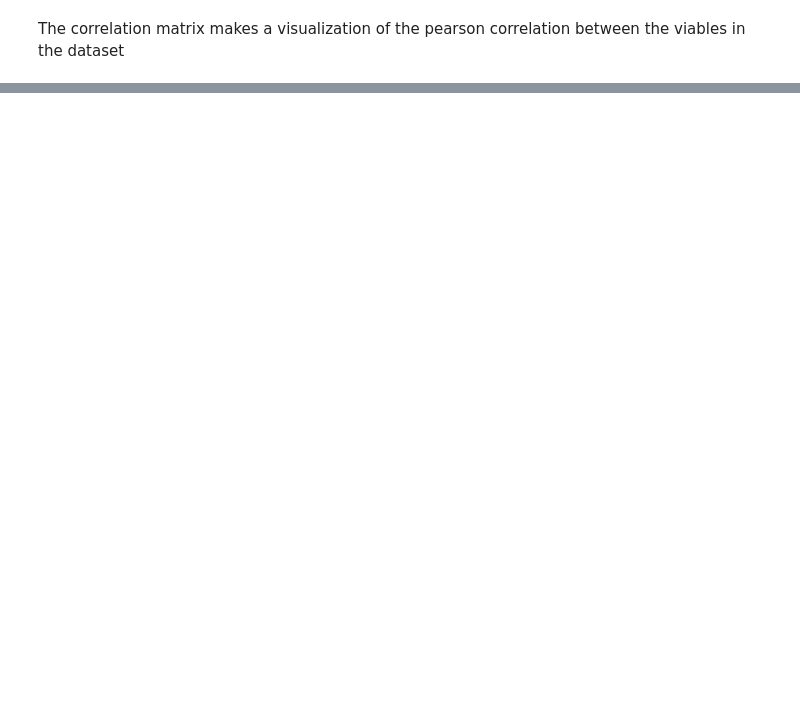
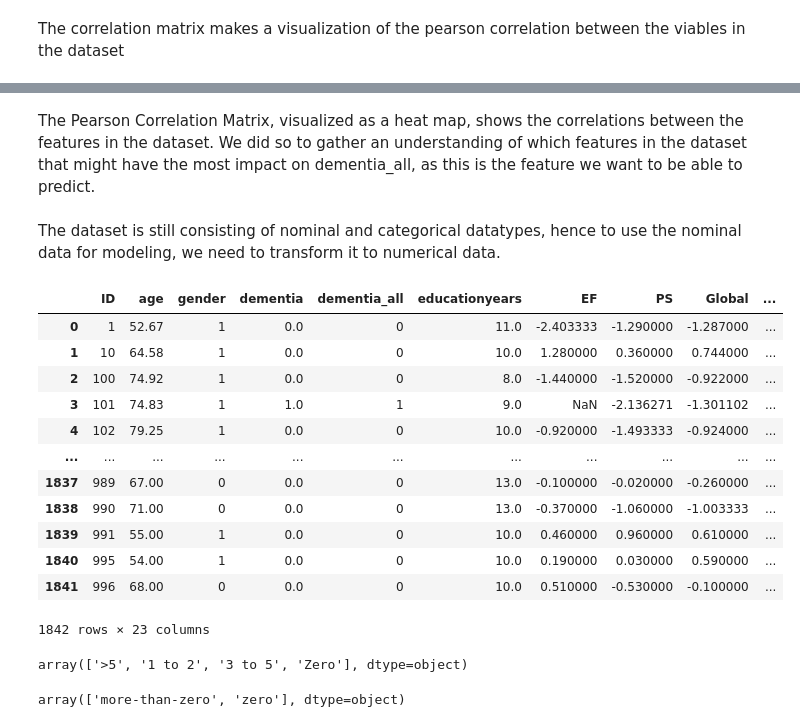
Before and after one commit to simonskodt/big-data-processes, a Jupyter notebook: dementia_project/dementia_analysis.ipynb, the cells around one changed output, grey strips where cells are left out. Drawn from its saved outputs; the diff is of its cells as text; code cells hidden in the pictures; blank space fills up the shorter version.

```diff
--- a/dementia_project/dementia_analysis.ipynb
+++ b/dementia_project/dementia_analysis.ipynb
@@ -399,0 +396,31 @@ sns.heatmap(corr, xticklabels=corr.columns, yticklabels=corr.columns, cmap='RdBu
+# %% [markdown]
+The Pearson Correlation Matrix, visualized as a heat map, shows the correlations between the features in the dataset. We did so to gather an understanding of which features in the dataset that might have the most impact on dementia_all, as this is the feature we want to be able to predict.
+# %% [markdown]
+The dataset is still consisting of nominal and categorical datatypes, hence to use the nominal data for modeling, we need to transform it to numerical data.
+# %%
+dementia_data.replace({"gender":{"female" : 0, "male" : 1}}, inplace=True)
+# %%
+dementia_data
+# %% [output]
+|  | ID | age | gender | dementia | dementia_all | educationyears | EF | PS | Global | ... |
+| 0 | 1 | 52.67 | 1 | 0.0 | 0 | 11.0 | -2.403333 | -1.290000 | -1.287000 | ... |
+| 1 | 10 | 64.58 | 1 | 0.0 | 0 | 10.0 | 1.280000 | 0.360000 | 0.744000 | ... |
+| 2 | 100 | 74.92 | 1 | 0.0 | 0 | 8.0 | -1.440000 | -1.520000 | -0.922000 | ... |
+| 3 | 101 | 74.83 | 1 | 1.0 | 1 | 9.0 | NaN | -2.136271 | -1.301102 | ... |
+| 4 | 102 | 79.25 | 1 | 0.0 | 0 | 10.0 | -0.920000 | -1.493333 | -0.924000 | ... |
+| ... | ... | ... | ... | ... | ... | ... | ... | ... | ... | ... |
+| 1837 | 989 | 67.00 | 0 | 0.0 | 0 | 13.0 | -0.100000 | -0.020000 | -0.260000 | ... |
+| 1838 | 990 | 71.00 | 0 | 0.0 | 0 | 13.0 | -0.370000 | -1.060000 | -1.003333 | ... |
+| 1839 | 991 | 55.00 | 1 | 0.0 | 0 | 10.0 | 0.460000 | 0.960000 | 0.610000 | ... |
+| 1840 | 995 | 54.00 | 1 | 0.0 | 0 | 10.0 | 0.190000 | 0.030000 | 0.590000 | ... |
+| 1841 | 996 | 68.00 | 0 | 0.0 | 0 | 10.0 | 0.510000 | -0.530000 | -0.100000 | ... |
+1842 rows × 23 columns
+# %%
+
+dementia_data['lac_count'].unique()
+# %% [output]
+array(['>5', '1 to 2', '3 to 5', 'Zero'], dtype=object)
+# %%
+dementia_data['lacunes_num'].unique()
+# %% [output]
+array(['more-than-zero', 'zero'], dtype=object)
```
Also changed, not shown: parts of 9 cells of this notebook.
